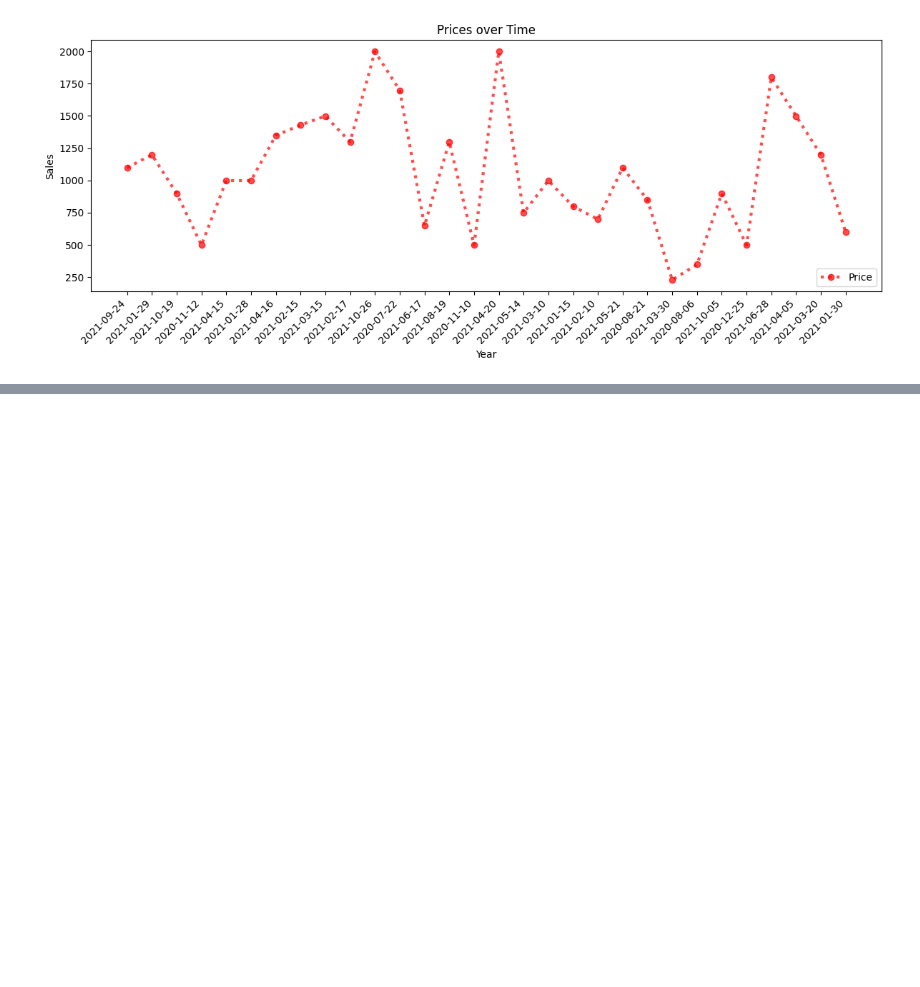
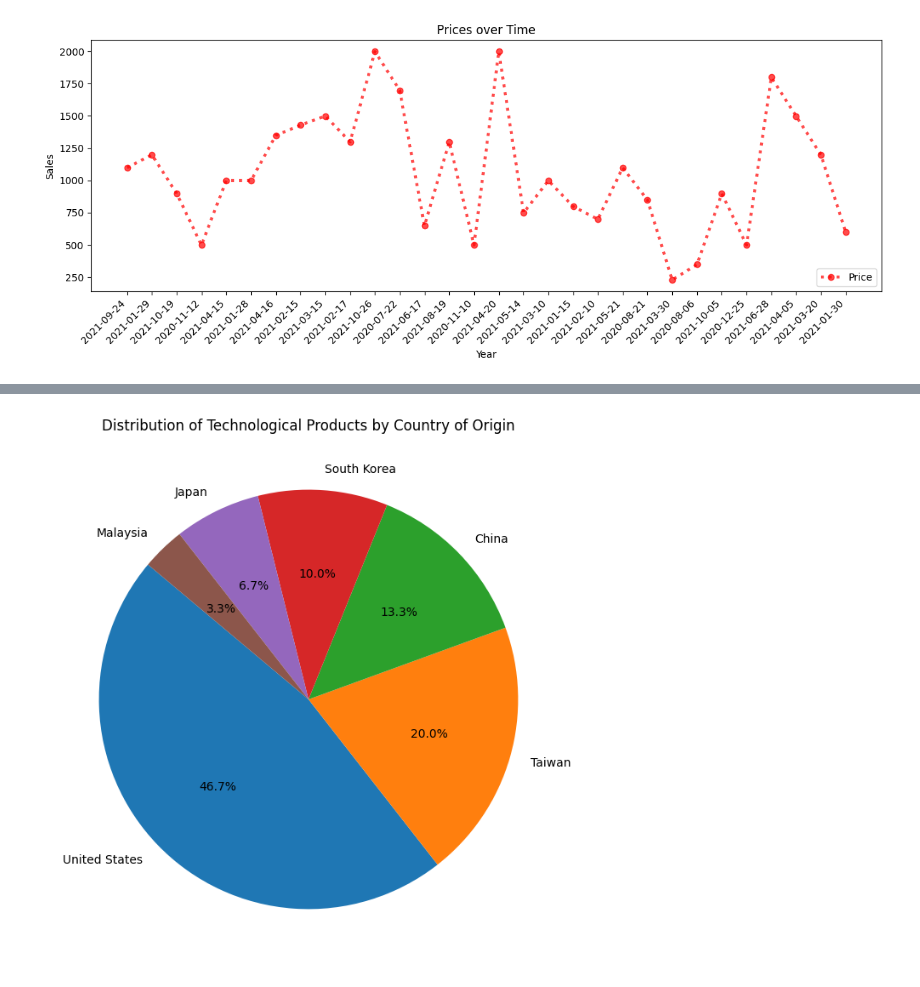
Before and after one commit to Frostyk/VDA-CPE-031-CpE21S4, a Jupyter notebook: Exercise_9.ipynb, the cells around one changed output, grey strips where cells are left out. Drawn from its saved outputs; the diff is of its cells as text; code cells hidden in the pictures; blank space fills up the shorter version.

```diff
--- a/Exercise_9.ipynb
+++ b/Exercise_9.ipynb
@@ -74,0 +166,19 @@ plt.show()
+# %%
+#F
+import pandas as pd
+import matplotlib.pyplot as plt
+
+df = pd.read_excel('Technological-Products-Sample-Data.xlsx')
+ # Convert the DataFrame to a CSV file
+df.to_csv('Technological-Products-Sample-Data.csv', index=False)
+df = pd.read_csv('Technological-Products-Sample-Data.csv')
+
+country_counts = df['Country of Origin'].value_counts()
+
+# Plotting the pie chart
+plt.figure(figsize=(8, 8))
+plt.pie(country_counts, labels=country_counts.index, autopct='%1.1f%%', startangle=140)
+plt.title("Distribution of Technological Products by Country of Origin")
+plt.show()
+# %% [output]
+[figure, added]
```
Also changed, not shown: parts of 4 cells of this notebook.
